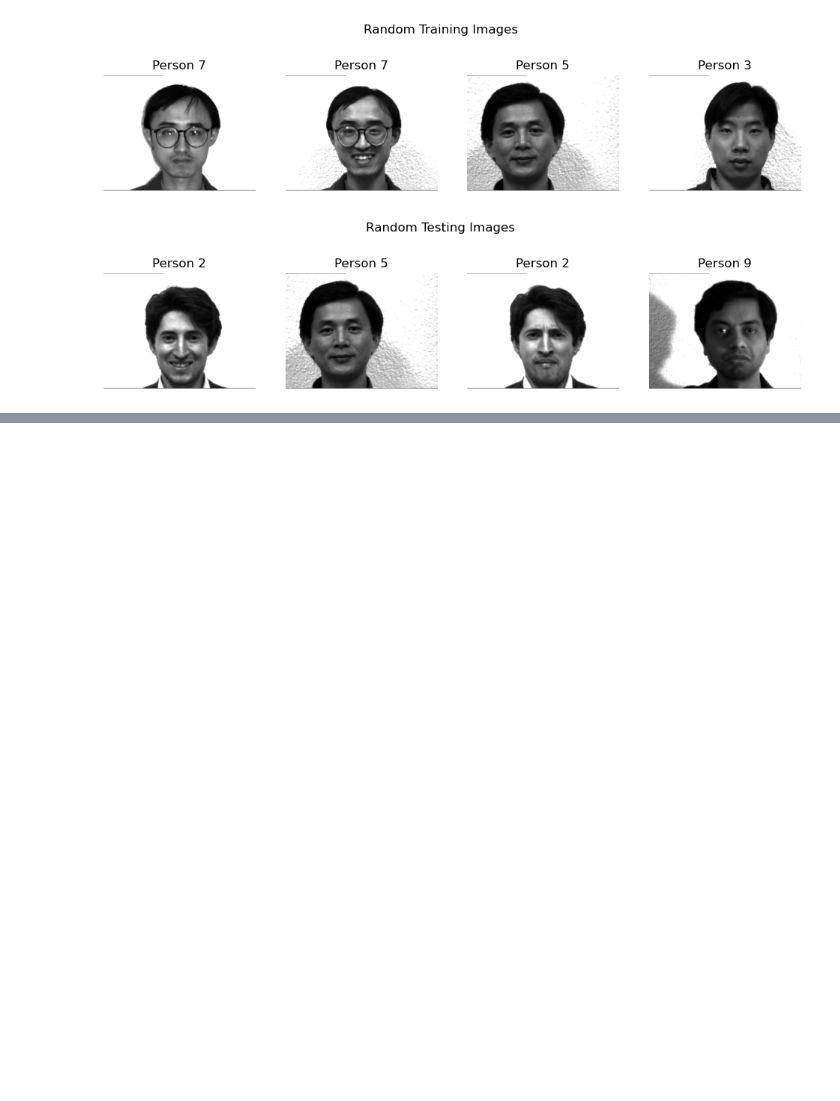
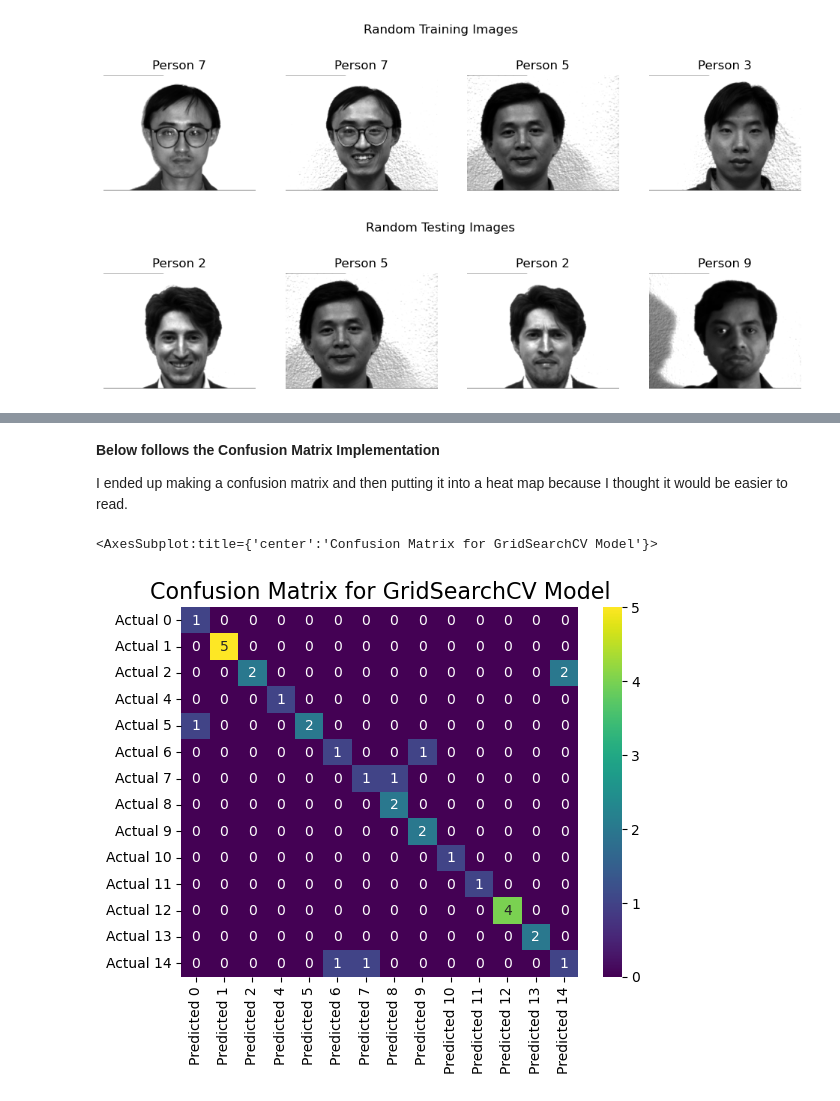
Before and after one commit to Raheimeen/DLPAssignment1, a Jupyter notebook: Task1.ipynb, the cells around one changed output, grey strips where cells are left out. Saved outputs shown, nothing was run; the diff lists cells and outputs as text; code cells hidden in the pictures; blank space fills up the shorter version.

```diff
--- a/Task1.ipynb
+++ b/Task1.ipynb
@@ -222,0 +224,18 @@ plt.show()
+# %% [markdown]
+**Below follows the Confusion Matrix Implementation**
+
+I ended up making a confusion matrix and then putting it into a heat map because I thought it would be easier to read.
+# %%
+#Writing Function for Confusion Matrix
+def plot_conf_mat(y_test,y_pred):
+    labels = unique_labels(y_test)
+    column = [f'Predicted {label}' for label in labels]
+    indexx = [f'Actual {label}' for label in labels]
+    table = pd.DataFrame(confusion_matrix(y_test,y_pred), columns=column, index=indexx)
+    return sns.heatmap(table, annot=True, fmt='d', cmap='viridis')
+
+plt.title('Confusion Matrix for GridSearchCV Model', fontsize=16, loc='center')
+plot_conf_mat(y_test,y_pred2)
+# %% [output]
+<AxesSubplot:title={'center':'Confusion Matrix for GridSearchCV Model'}>
+[figure, added]
```
Also changed, not shown: parts of 11 cells of this notebook.
